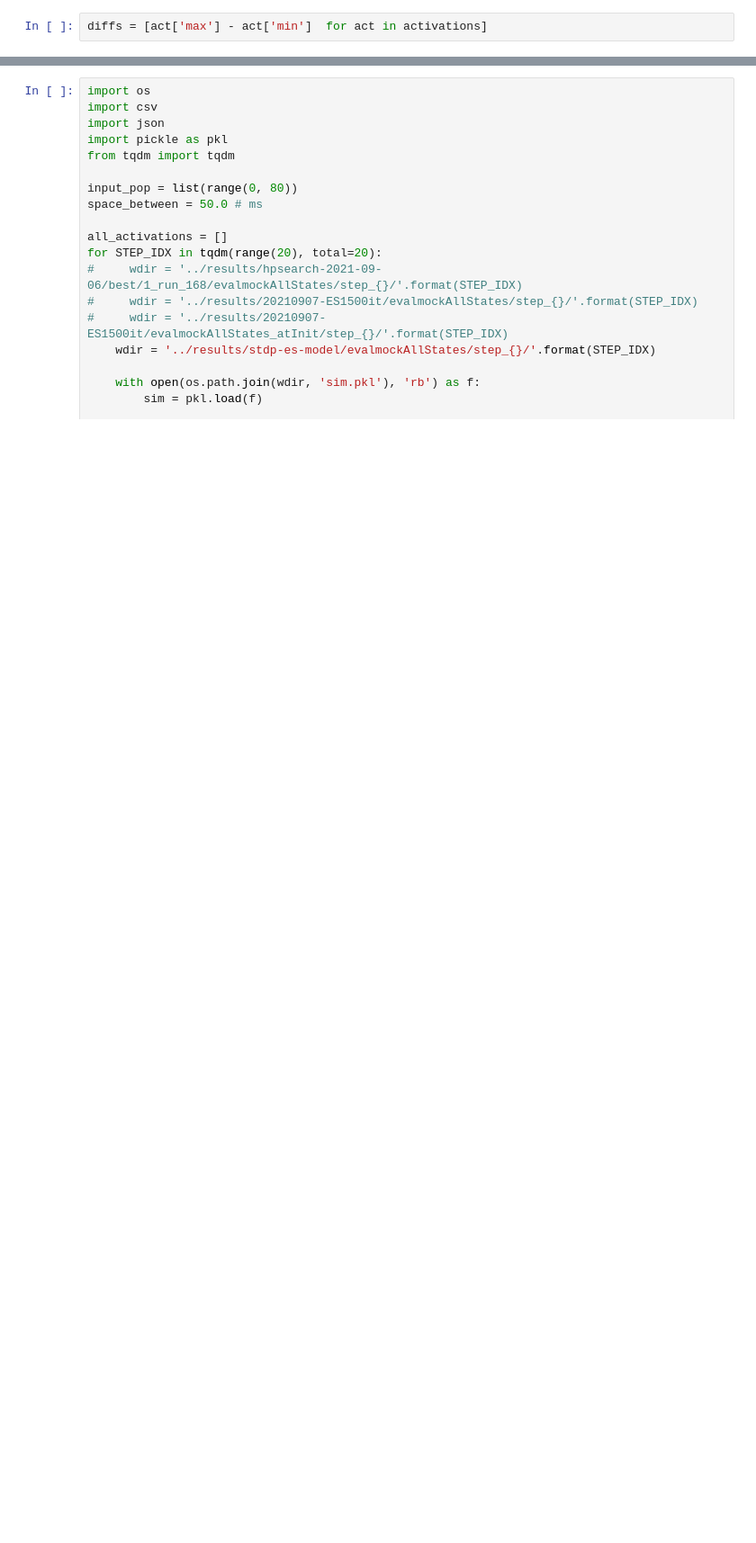
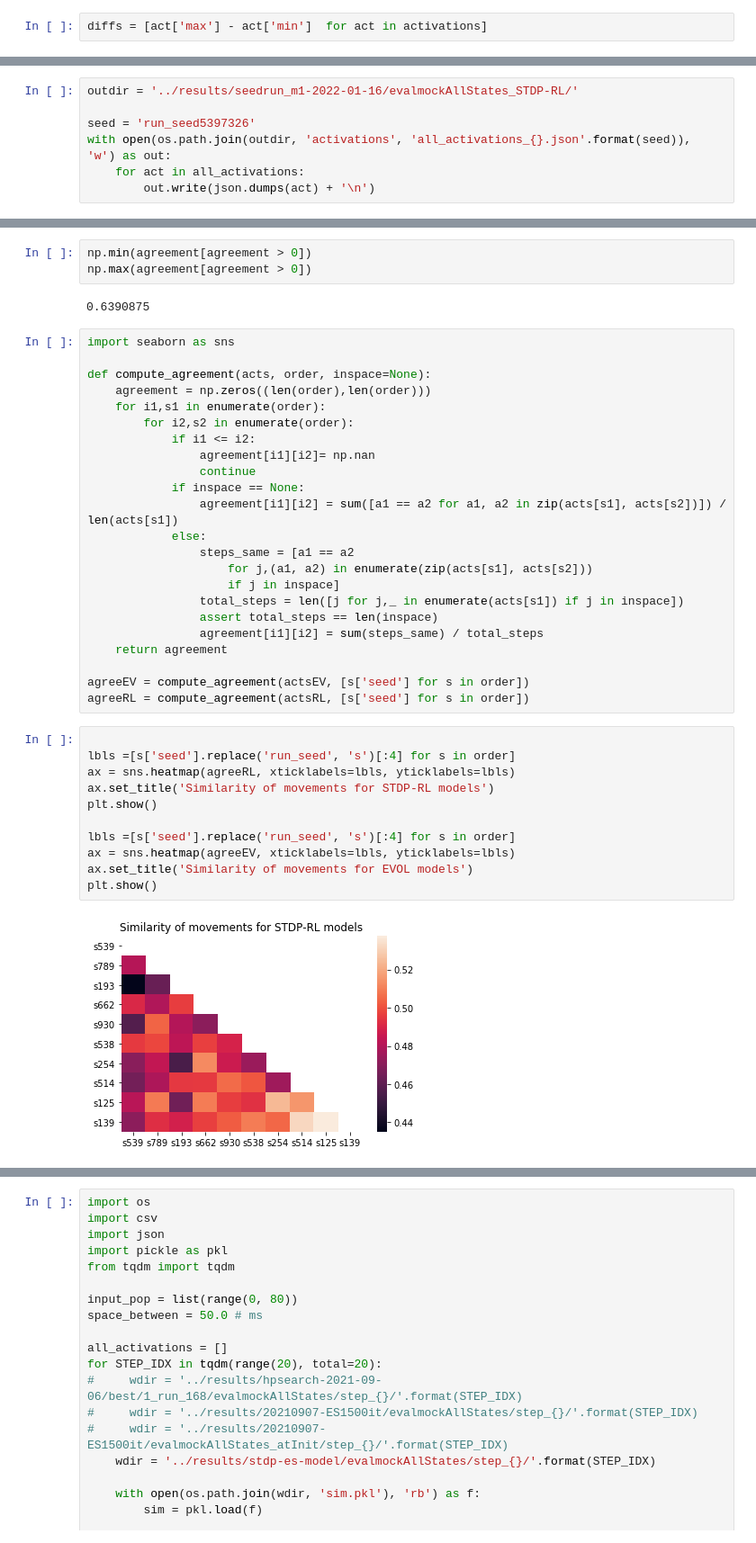
Before and after one commit to NathanKlineInstitute/netpyne-STDP, a Jupyter notebook: notebooks/Analyse each-neuron direct influence.ipynb, the cells around one changed output, grey strips where cells are left out. Shown at 90% size. Drawn from its saved outputs; the diff is of its cells as text; blank space fills up the shorter version.

```diff
--- a/notebooks/Analyse each-neuron direct influence.ipynb
+++ b/notebooks/Analyse each-neuron direct influence.ipynb
@@ -58,0 +230,7 @@ plt.show()
+# %%
+outdir = '../results/seedrun_m1-2022-01-16/evalmockAllStates_STDP-RL/'
+
+seed = 'run_seed5397326'
+with open(os.path.join(outdir, 'activations', 'all_activations_{}.json'.format(seed)), 'w') as out:
+    for act in all_activations:
+        out.write(json.dumps(act) + '\n')
@@ -58,0 +442,41 @@ plt.show()
+# %%
+np.min(agreement[agreement > 0])
+np.max(agreement[agreement > 0])
+# %% [output]
+0.6390875
+# %%
+import seaborn as sns
+
+def compute_agreement(acts, order, inspace=None):
+    agreement = np.zeros((len(order),len(order)))
+    for i1,s1 in enumerate(order):
+        for i2,s2 in enumerate(order):
+            if i1 <= i2:
+                agreement[i1][i2]= np.nan
+                continue
+            if inspace == None:
+                agreement[i1][i2] = sum([a1 == a2 for a1, a2 in zip(acts[s1], acts[s2])]) / len(acts[s1])
+            else:
+                steps_same = [a1 == a2
+                    for j,(a1, a2) in enumerate(zip(acts[s1], acts[s2]))
+                    if j in inspace]
+                total_steps = len([j for j,_ in enumerate(acts[s1]) if j in inspace])
+                assert total_steps == len(inspace)
+                agreement[i1][i2] = sum(steps_same) / total_steps
+    return agreement
+
+agreeEV = compute_agreement(actsEV, [s['seed'] for s in order])
+agreeRL = compute_agreement(actsRL, [s['seed'] for s in order])
+# %%
+
+lbls =[s['seed'].replace('run_seed', 's')[:4] for s in order]
+ax = sns.heatmap(agreeRL, xticklabels=lbls, yticklabels=lbls)
+ax.set_title('Similarity of movements for STDP-RL models')
+plt.show()
+
+lbls =[s['seed'].replace('run_seed', 's')[:4] for s in order]
+ax = sns.heatmap(agreeEV, xticklabels=lbls, yticklabels=lbls)
+ax.set_title('Similarity of movements for EVOL models')
+plt.show()
+# %% [output]
+[figure, added]
```
Also changed, not shown: parts of 59 cells of this notebook, 13 other files.
